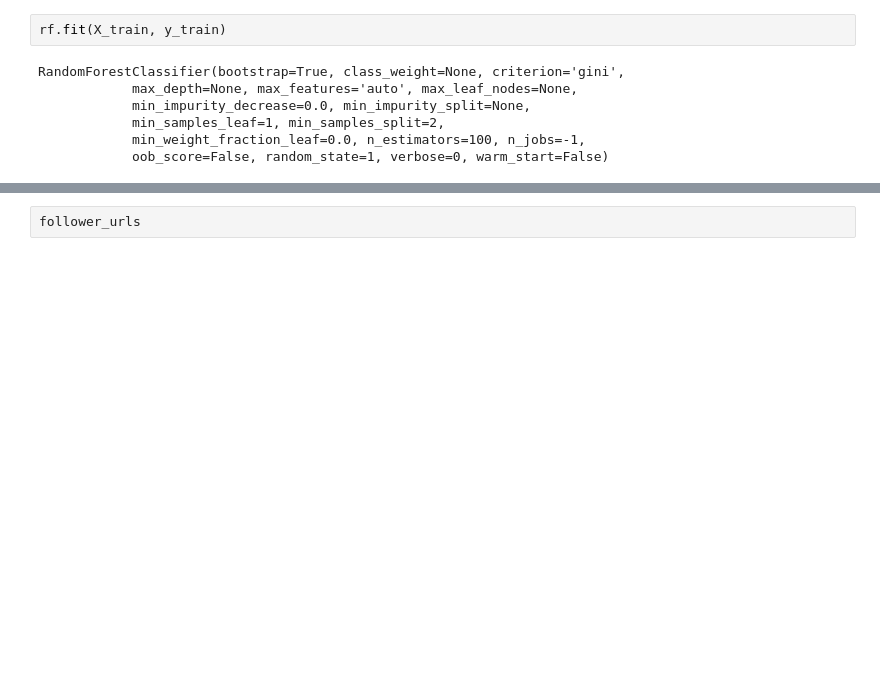
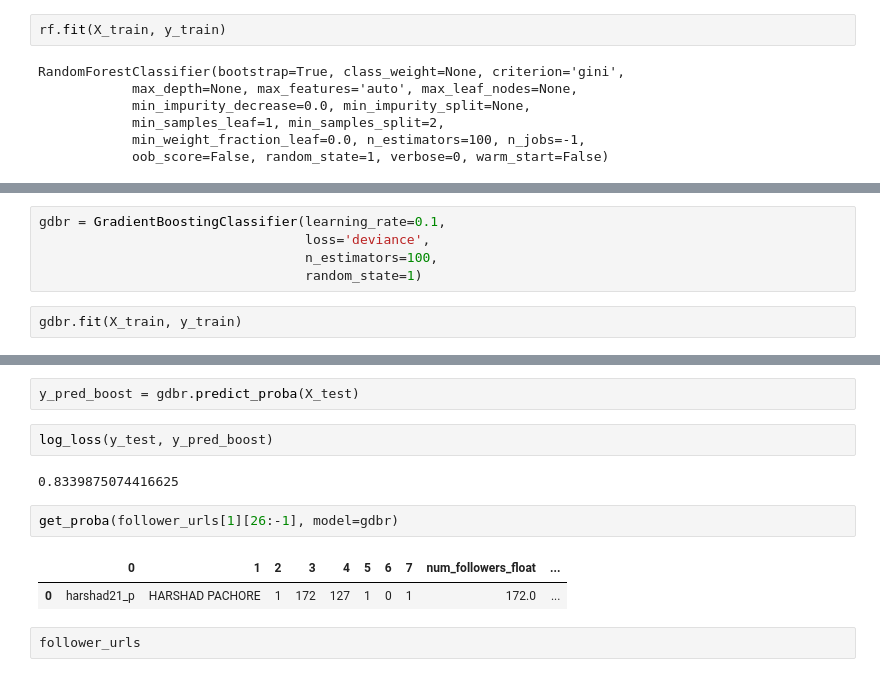
Before and after one commit to liyingli0818/instagram_account_type_predictor, a Jupyter notebook: create_automated_login.ipynb, the cells around one changed output, grey strips where cells are left out. Cells and saved outputs as stored; diff of their text form; blank space fills up the shorter version.

```diff
--- a/create_automated_login.ipynb
+++ b/create_automated_login.ipynb
@@ -166,0 +177,7 @@ RandomForestClassifier(bootstrap=True, class_weight=None, criterion='gini',
+# %%
+gdbr = GradientBoostingClassifier(learning_rate=0.1,
+                                  loss='deviance',
+                                  n_estimators=100,
+                                  random_state=1)
+# %%
+gdbr.fit(X_train, y_train)
@@ -167,3 +193,14 @@ RandomForestClassifier(bootstrap=True, class_weight=None, criterion='gini',
+# %%
+y_pred_boost = gdbr.predict_proba(X_test)
+# %%
+log_loss(y_test, y_pred_boost)
+# %% [output]
+0.8339875074416625
+# %%
+get_proba(follower_urls[1][26:-1], model=gdbr)
+# %% [output]
+|  | 0 | 1 | 2 | 3 | 4 | 5 | 6 | 7 | num_followers_float | ... |
+| 0 | harshad21_p | HARSHAD PACHORE | 1 | 172 | 127 | 1 | 0 | 1 | 172.0 | ... |
 # %%
 follower_urls
 # %% [output]
```
Also changed, not shown: parts of 24 cells of this notebook, 3 other files.
